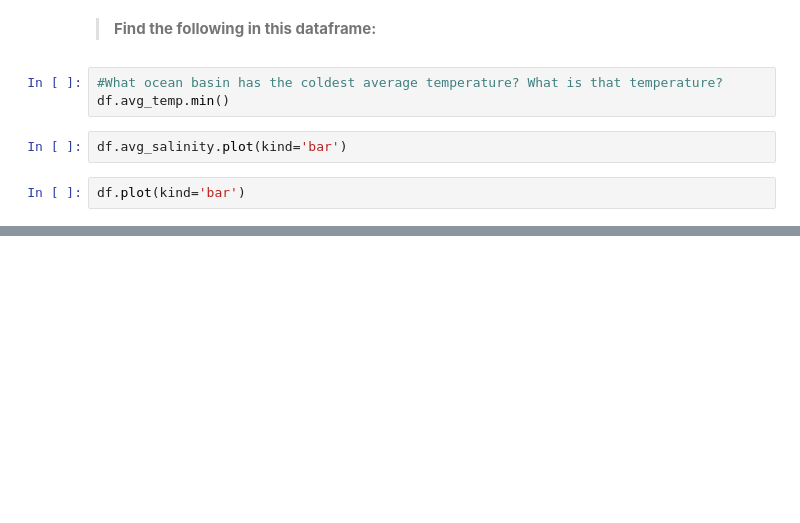
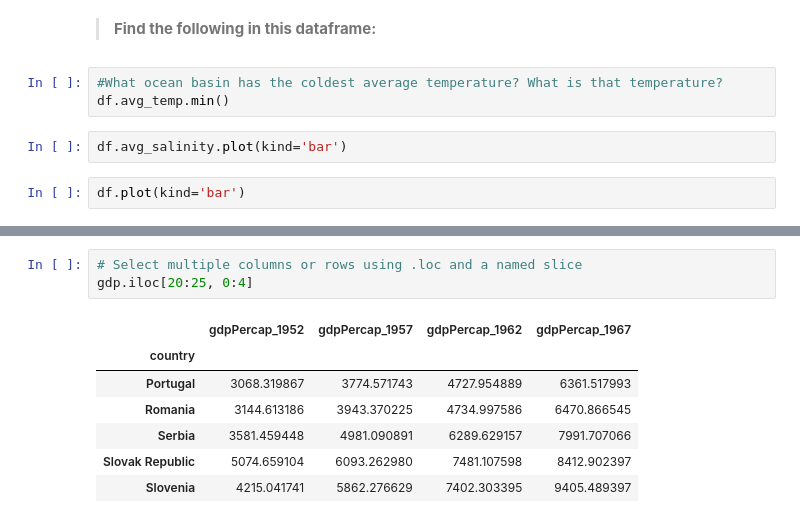
Before and after one commit to shanicetbailey/cig, a Jupyter notebook: Week_5_Salinity_Pandas.ipynb, the cells around one changed output, grey strips where cells are left out. Saved outputs shown, nothing was run; the diff lists cells and outputs as text; blank space fills up the shorter version.

```diff
--- a/Week_5_Salinity_Pandas.ipynb
+++ b/Week_5_Salinity_Pandas.ipynb
@@ -371,0 +470,11 @@ df.plot(kind='bar')
+# %%
+# Select multiple columns or rows using .loc and a named slice
+gdp.iloc[20:25, 0:4]
+# %% [output]
+|  | gdpPercap_1952 | gdpPercap_1957 | gdpPercap_1962 | gdpPercap_1967 |
+| country |  |  |  |  |
+| Portugal | 3068.319867 | 3774.571743 | 4727.954889 | 6361.517993 |
+| Romania | 3144.613186 | 3943.370225 | 4734.997586 | 6470.866545 |
+| Serbia | 3581.459448 | 4981.090891 | 6289.629157 | 7991.707066 |
+| Slovak Republic | 5074.659104 | 6093.262980 | 7481.107598 | 8412.902397 |
+| Slovenia | 4215.041741 | 5862.276629 | 7402.303395 | 9405.489397 |
```
Also changed, not shown: parts of 36 cells of this notebook.
